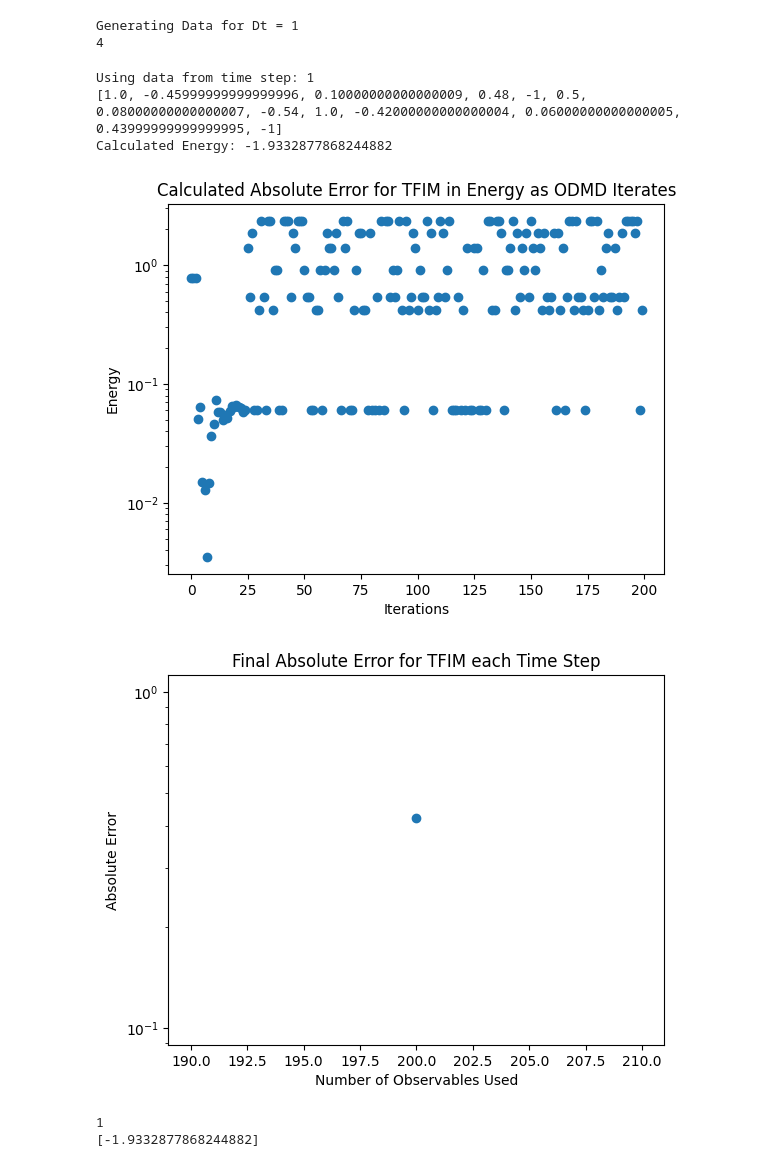
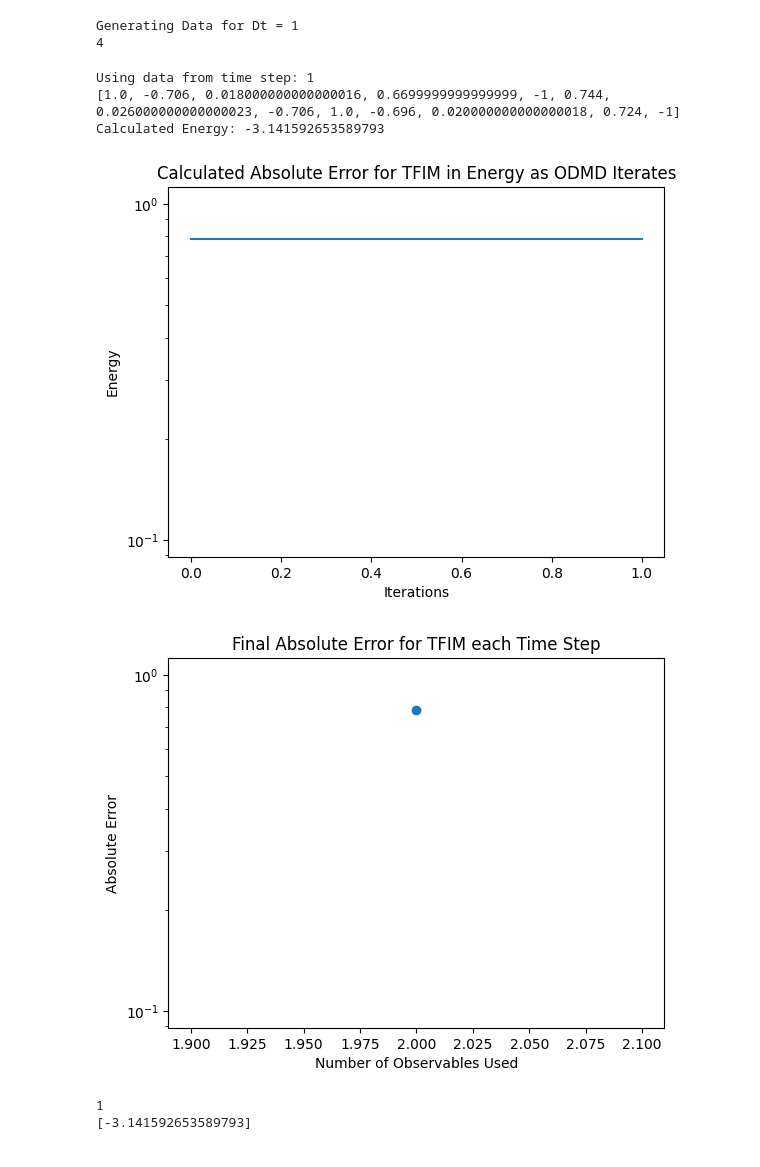
Before and after one commit to Quantum-Linear-Algebra/ODMD, a Jupyter notebook: ODMD.ipynb, the cells around one changed output. Cells and saved outputs as stored; diff of their text form; code cells hidden in the pictures.

```diff
--- a/ODMD.ipynb
+++ b/ODMD.ipynb
@@ -171,13 +171,7 @@ def create_hadamard_test(backend, controlled_U, statevector, W = 'Re'):
     qc = QuantumCircuit(qr_ancilla, qr_eigenstate, cr)
     qc.h(qr_ancilla)
     # qc.h(qr_eigenstate)
-    # qc.initialize(statevector, qr_eigenstate)
-    qc.initialize([-7.38653265e-01+0.j, -2.77555756e-17+0.j, -3.63401286e-01+0.j,
- -5.55111512e-17+0.j,  2.77555756e-17+0.j,  5.55111512e-17+0.j,
-  2.73884094e-17+0.j, -7.99659594e-17+0.j,  7.43551884e-17+0.j,
-  5.41336379e-17+0.j, -9.02056208e-16+0.j,  2.77555756e-17+0.j,
-  9.71445147e-17+0.j,  1.67285151e-01+0.j, -2.77555756e-17+0.j,
- -5.42537130e-01+0.j,], qr_eigenstate)
+    qc.initialize(statevector, qr_eigenstate)
     qc.append(controlled_U, qargs = [qr_ancilla[:]] + qr_eigenstate[:] )
     if W[0:1].upper() == 'IM' or W[0].upper() == 'S': qc.sdg(qr_ancilla)
     qc.h(qr_ancilla)
@@ -367,7 +361,7 @@ def ODMD(s_k, Dt, noise_threshold, alpha = 1/2, est_E_0s = [], show_steps = Fals
     k = -1
     while (True):
         k=k+1
-        if  k > 200: break
+        if  k > 2: break
         if show_steps: print("k =", k)
         d = math.floor(alpha*(k+1))
         if d < 1 or k < 1: continue
@@ -399,12 +393,15 @@ parameters = {}
 computation_type   = 'S' # computation_type OPTIONS: Simulation, Hardware
 data_source        = 'G' # data_source OPTIONS: Generation (Only useable with Simulation), Files, Job (Only Usable with Hardware)
 
+# ODMD Parameters
+noise_threshold = 10**-3 # order of magnitute larger than actual noise
+
 # SYSTEM PARAMETERS
 parameters['system']           = 'TFIM' # OPTIONS: TFIM, SPIN, HUBBARD
 parameters['method_for_model'] = 'Q' # method_for_model OPTIONS: F3C (Only for TFIM), Qiskit
 parameters['particles']        = 4
 parameters['time_steps']       = [1] # time steps to test use with ODMD
-parameters['shots']            = 100
+parameters['shots']            = 1000
 parameters['scaling']          = (3/4)*pi
 
 
@@ -422,9 +419,6 @@ parameters['g']   = 0 # magnetic field strength (TFIM)
 
 # H_2 Parameters
 # parameters['distance'] = .735
-
-# ODMD Parameters
-noise_threshold = 10**-8
 # %%
 # PREPROCESSING
 
@@ -575,45 +570,45 @@ for i in range(len(time_steps)):
     trials.append(est_E_0s)
 # %% [output]
 Using data from time step: 1
-[1.0, -0.45999999999999996, 0.10000000000000009, 0.48, -1, 0.5, 0.08000000000000007, -0.54, 1.0, -0.42000000000000004, 0.06000000000000005, 0.43999999999999995, -1]
-Calculated Energy: -1.9332877868244882
+[1.0, -0.706, 0.018000000000000016, 0.6699999999999999, -1, 0.744, 0.026000000000000023, -0.706, 1.0, -0.696, 0.020000000000000018, 0.724, -1]
+Calculated Energy: -3.141592653589793
 # %%
 if method_for_model[0].upper() == 'Q': real_E_0 = -scaling
 else: real_E_0 = -1
 
 # real_E_0 = -.613
 
 for i in range(len(trials)):
     err = [abs(w-real_E_0) for w in trials[i]]
     # plt.plot(np.arange(0, 2*pi, time_steps[i])[0:len(trials[i])], err, label = 'Dt = '+str(time_steps[i]))
-    plt.scatter(range(len(err)), err, label = 'Dt = '+str(time_steps[i]))
+    plt.plot(range(len(err)), err, label = 'Dt = '+str(time_steps[i]))
 plt.title("Calculated Absolute Error for "+system+" in Energy as ODMD Iterates")
 plt.ylabel("Energy")
 plt.xlabel("Iterations")
 # plt.legend()
 # plt.xlim([0,100])
 # plt.ylim([0,10])
 plt.yscale('log')
 plt.savefig("Graphs/"+make_filename(computation_type, parameters)+"_Abs_Error.png")
 plt.show()
 
 plt.title("Final Absolute Error for "+system+" each Time Step")
 plt.xlabel("Number of Observables Used")
 plt.ylabel("Absolute Error")
 plt.yscale('log')
 observables = [len(w) for w in trials]
 for i in range(len(results)):
     plt.scatter([observables[i]], [abs(real_E_0-results[i])], label = 'Dt = '+str(time_steps[i]))
 plt.savefig("Graphs/"+make_filename(computation_type, parameters)+"_Final_Error.png")
 # plt.legend()
 plt.show()
 # %% [output]
-[figure, old version]
+[figure, new version]
-[figure, old version]
+[figure, new version]
 # %%
 print(len(results))
 # print(time_steps)
 print(results)
 # %% [output]
 1
-[-1.9332877868244882]
+[-3.141592653589793]
```
Also changed, not shown: parts of 2 cells of this notebook, 3 other files.
